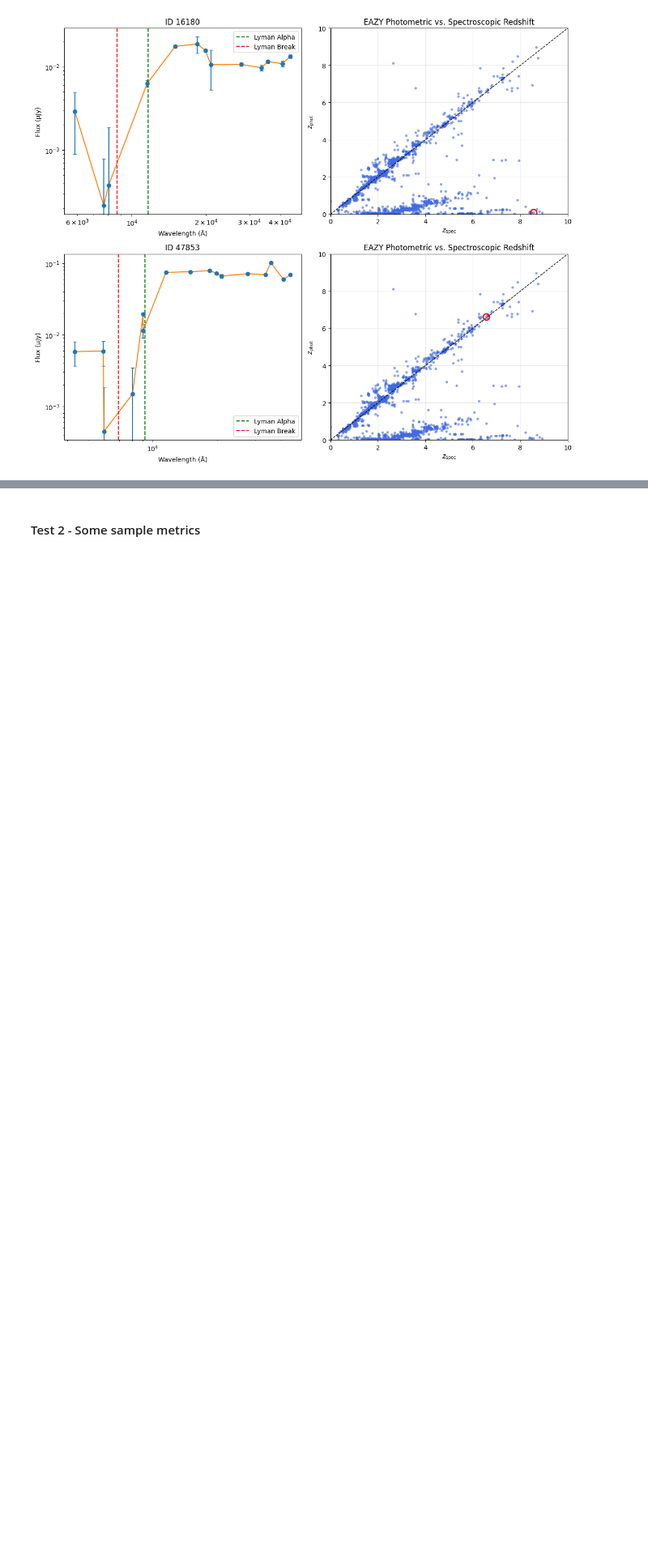
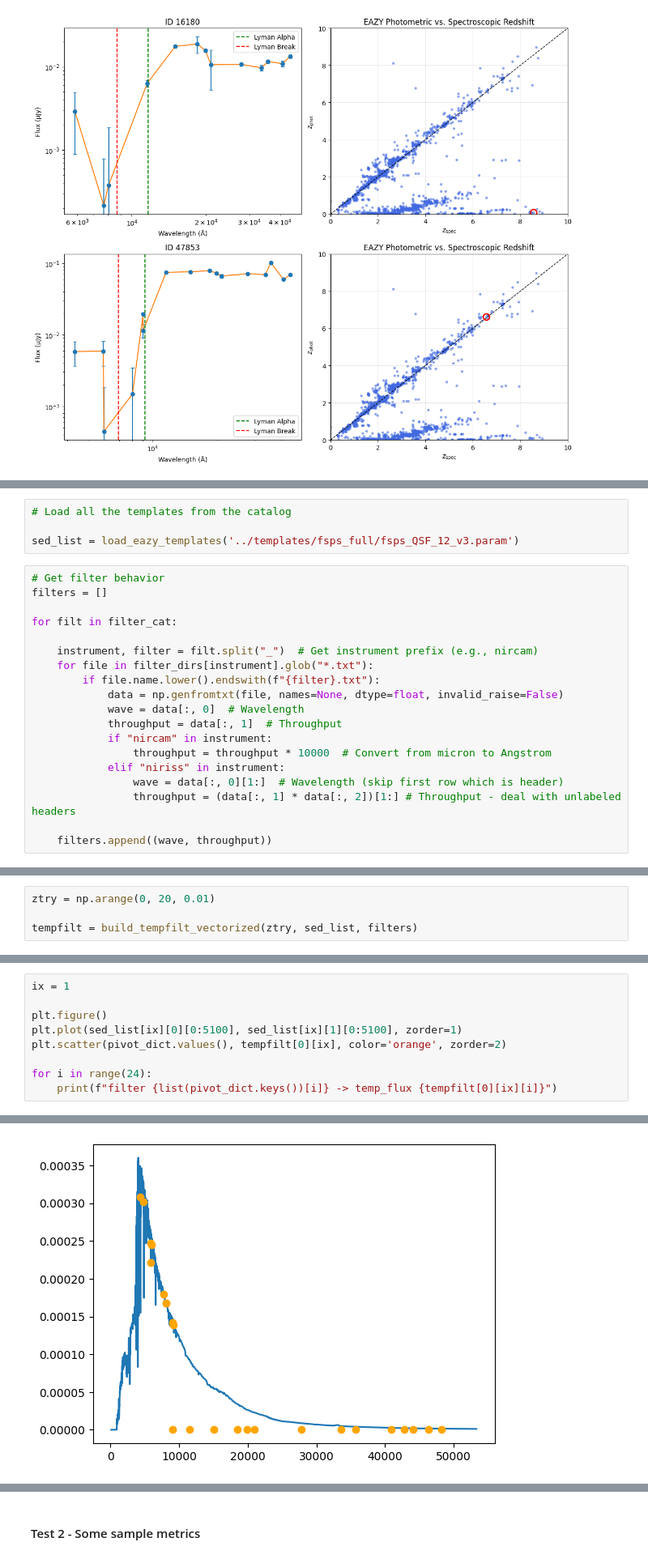
Before and after one commit to sfremy/my-eazy-jwst, a Jupyter notebook: scripts/eazy_imaging.ipynb, the cells around one changed output, grey strips where cells are left out. Shown at 81% size. Drawn from its saved outputs; the diff is of its cells as text; blank space fills up the shorter version.

```diff
--- a/scripts/eazy_imaging.ipynb
+++ b/scripts/eazy_imaging.ipynb
@@ -391,0 +373,23 @@ Filter 23 done
+# %%
+# Load all the templates from the catalog
+
+sed_list = load_eazy_templates('../templates/fsps_full/fsps_QSF_12_v3.param')
+# %%
+# Get filter behavior
+filters = []
+
+for filt in filter_cat:
+
+    instrument, filter = filt.split("_")  # Get instrument prefix (e.g., nircam)
+    for file in filter_dirs[instrument].glob("*.txt"):
+        if file.name.lower().endswith(f"{filter}.txt"):
+            data = np.genfromtxt(file, names=None, dtype=float, invalid_raise=False)
+            wave = data[:, 0]  # Wavelength
+            throughput = data[:, 1]  # Throughput
+            if "nircam" in instrument:
+                throughput = throughput * 10000  # Convert from micron to Angstrom
+            elif "niriss" in instrument:
+                wave = data[:, 0][1:]  # Wavelength (skip first row which is header)
+                throughput = (data[:, 1] * data[:, 2])[1:] # Throughput - deal with unlabeled headers
+
+    filters.append((wave, throughput))
@@ -391,0 +479,4 @@ Filter 23 done
+# %%
+ztry = np.arange(0, 20, 0.01)
+
+tempfilt = build_tempfilt_vectorized(ztry, sed_list, filters)
@@ -391,0 +501,10 @@ Filter 23 done
+# %%
+ix = 1
+
+plt.figure()
+plt.plot(sed_list[ix][0][0:5100], sed_list[ix][1][0:5100], zorder=1)
+plt.scatter(pivot_dict.values(), tempfilt[0][ix], color='orange', zorder=2)
+
+for i in range(24):
+    print(f"filter {list(pivot_dict.keys())[i]} -> temp_flux {tempfilt[0][ix][i]}")
+# %% [output]
@@ -391,0 +528 @@ Filter 23 done
+[figure, added]
```
Also changed, not shown: parts of 16 cells of this notebook.
